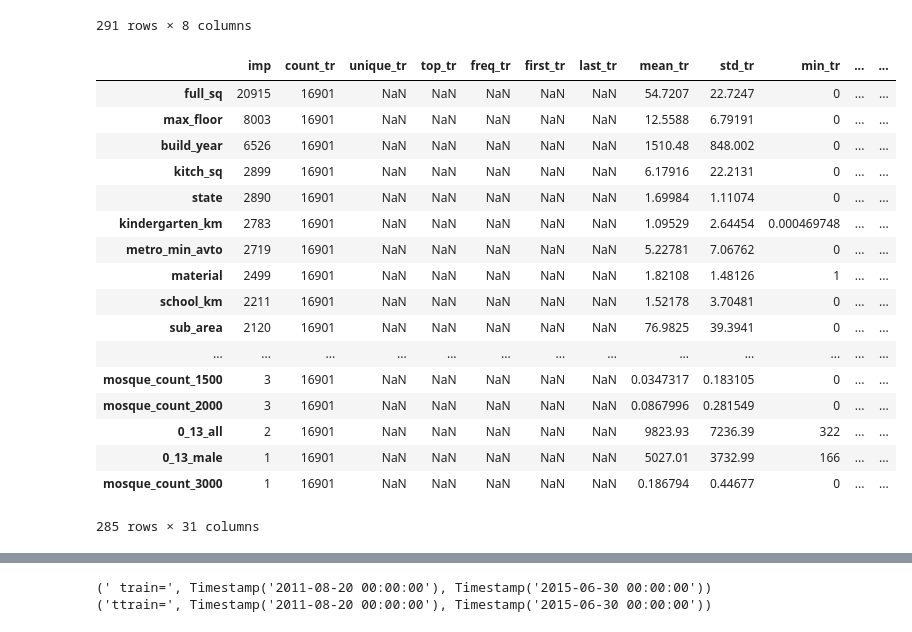
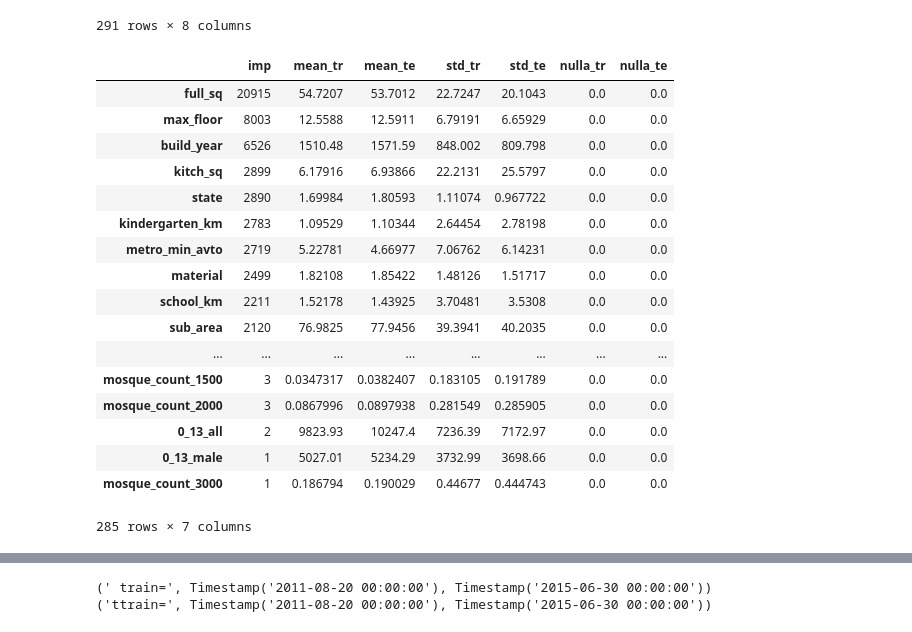
Before and after one commit to SorokinV/Kaggle-2017-SberBank, a Jupyter notebook: Jupiter/sb-v01-head-01-rmse-03-multi.ipynb, the cells around one changed output, grey strips where cells are left out. Saved outputs shown, nothing was run; the diff lists cells and outputs as text; code cells hidden in the pictures.

```diff
--- a/Jupiter/sb-v01-head-01-rmse-03-multi.ipynb
+++ b/Jupiter/sb-v01-head-01-rmse-03-multi.ipynb
@@ -304,6 +300,6 @@ See the caveats in the documentation: http://pandas.pydata.org/pandas-docs/stabl
 # %%
 # clearning small price
-ttrain = ttrain[ttrain.r>=50000]
+ttrain = ttrain[ttrain.r>=15000]
 # %%
 roll, roll1, shiftUE, poly  = 14,30,40,12
 xLU = macro['usdrub'].rolling(roll).mean().dropna().shift(shiftUE)
@@ -916,30 +907,30 @@ tt_a[['mean_tr','mean_te','std_tr','std_te','nulla_tr','nulla_te','nullb_tr','nu
 | market_count_5000 | 6.00071 | 6.33072 | 4.979 | 4.95622 | 0.0 | 0.0 | 0 | 0 |
 291 rows × 8 columns
 # %%
-tt_b = pd.merge(ffs,tt_a,left_index=True,right_index=True); tt_b.sort_values('imp',ascending=False)
+tt_b = pd.merge(ffs,tt_a,left_index=True,right_index=True); tt_b[['imp','mean_tr','mean_te','std_tr','std_te','nulla_tr','nulla_te']].sort_values('imp',ascending=False)
 #tt_b[(tt_b.nullb_te==0)&(tt_b.nullb_tr>0.0)][['imp','mean_tr','mean_te','std_tr','std_te','nulla_tr','nulla_te','nullb_tr','nullb_te']].sort_values('imp')
 #tt_b[(tt_b.nullb_te>0.0)&(tt_b.nullb_tr==0.0)][['imp','mean_tr','mean_te','std_tr','std_te','nulla_tr','nulla_te','nullb_tr','nullb_te']].sort_values('imp')
 #tt_b[(tt_b.nullb_te==0)&(tt_b.nullb_tr==0.0)][['imp','mean_tr','mean_te','std_tr','std_te','nulla_tr','nulla_te','nullb_tr','nullb_te']].sort_values('imp')
 #tt_b[(tt_b.nullb_te>0.0)&(tt_b.nullb_tr>=0.0)][['imp','mean_tr','mean_te','std_tr','std_te','nulla_tr','nulla_te','nullb_tr','nullb_te']].sort_values('imp')
 # %% [output]
-|  | imp | count_tr | unique_tr | top_tr | freq_tr | first_tr | last_tr | mean_tr | std_tr | min_tr | ... | ... |
-| full_sq | 20915 | 16901 | NaN | NaN | NaN | NaN | NaN | 54.7207 | 22.7247 | 0 | ... | ... |
-| max_floor | 8003 | 16901 | NaN | NaN | NaN | NaN | NaN | 12.5588 | 6.79191 | 0 | ... | ... |
-| build_year | 6526 | 16901 | NaN | NaN | NaN | NaN | NaN | 1510.48 | 848.002 | 0 | ... | ... |
-| kitch_sq | 2899 | 16901 | NaN | NaN | NaN | NaN | NaN | 6.17916 | 22.2131 | 0 | ... | ... |
-| state | 2890 | 16901 | NaN | NaN | NaN | NaN | NaN | 1.69984 | 1.11074 | 0 | ... | ... |
-| kindergarten_km | 2783 | 16901 | NaN | NaN | NaN | NaN | NaN | 1.09529 | 2.64454 | 0.000469748 | ... | ... |
-| metro_min_avto | 2719 | 16901 | NaN | NaN | NaN | NaN | NaN | 5.22781 | 7.06762 | 0 | ... | ... |
-| material | 2499 | 16901 | NaN | NaN | NaN | NaN | NaN | 1.82108 | 1.48126 | 1 | ... | ... |
-| school_km | 2211 | 16901 | NaN | NaN | NaN | NaN | NaN | 1.52178 | 3.70481 | 0 | ... | ... |
-| sub_area | 2120 | 16901 | NaN | NaN | NaN | NaN | NaN | 76.9825 | 39.3941 | 0 | ... | ... |
-| ... | ... | ... | ... | ... | ... | ... | ... | ... | ... | ... | ... | ... |
-| mosque_count_1500 | 3 | 16901 | NaN | NaN | NaN | NaN | NaN | 0.0347317 | 0.183105 | 0 | ... | ... |
-| mosque_count_2000 | 3 | 16901 | NaN | NaN | NaN | NaN | NaN | 0.0867996 | 0.281549 | 0 | ... | ... |
-| 0_13_all | 2 | 16901 | NaN | NaN | NaN | NaN | NaN | 9823.93 | 7236.39 | 322 | ... | ... |
-| 0_13_male | 1 | 16901 | NaN | NaN | NaN | NaN | NaN | 5027.01 | 3732.99 | 166 | ... | ... |
-| mosque_count_3000 | 1 | 16901 | NaN | NaN | NaN | NaN | NaN | 0.186794 | 0.44677 | 0 | ... | ... |
+|  | imp | mean_tr | mean_te | std_tr | std_te | nulla_tr | nulla_te |
+| full_sq | 20915 | 54.7207 | 53.7012 | 22.7247 | 20.1043 | 0.0 | 0.0 |
+| max_floor | 8003 | 12.5588 | 12.5911 | 6.79191 | 6.65929 | 0.0 | 0.0 |
+| build_year | 6526 | 1510.48 | 1571.59 | 848.002 | 809.798 | 0.0 | 0.0 |
+| kitch_sq | 2899 | 6.17916 | 6.93866 | 22.2131 | 25.5797 | 0.0 | 0.0 |
+| state | 2890 | 1.69984 | 1.80593 | 1.11074 | 0.967722 | 0.0 | 0.0 |
+| kindergarten_km | 2783 | 1.09529 | 1.10344 | 2.64454 | 2.78198 | 0.0 | 0.0 |
+| metro_min_avto | 2719 | 5.22781 | 4.66977 | 7.06762 | 6.14231 | 0.0 | 0.0 |
+| material | 2499 | 1.82108 | 1.85422 | 1.48126 | 1.51717 | 0.0 | 0.0 |
+| school_km | 2211 | 1.52178 | 1.43925 | 3.70481 | 3.5308 | 0.0 | 0.0 |
+| sub_area | 2120 | 76.9825 | 77.9456 | 39.3941 | 40.2035 | 0.0 | 0.0 |
+| ... | ... | ... | ... | ... | ... | ... | ... |
+| mosque_count_1500 | 3 | 0.0347317 | 0.0382407 | 0.183105 | 0.191789 | 0.0 | 0.0 |
+| mosque_count_2000 | 3 | 0.0867996 | 0.0897938 | 0.281549 | 0.285905 | 0.0 | 0.0 |
+| 0_13_all | 2 | 9823.93 | 10247.4 | 7236.39 | 7172.97 | 0.0 | 0.0 |
+| 0_13_male | 1 | 5027.01 | 5234.29 | 3732.99 | 3698.66 | 0.0 | 0.0 |
+| mosque_count_3000 | 1 | 0.186794 | 0.190029 | 0.44677 | 0.444743 | 0.0 | 0.0 |
-285 rows × 31 columns
+285 rows × 7 columns
 # %%
 temp=pd.DataFrame(ttrain.columns);
 # %%
```
Also changed, not shown: parts of 14 cells of this notebook, 1 other file.
